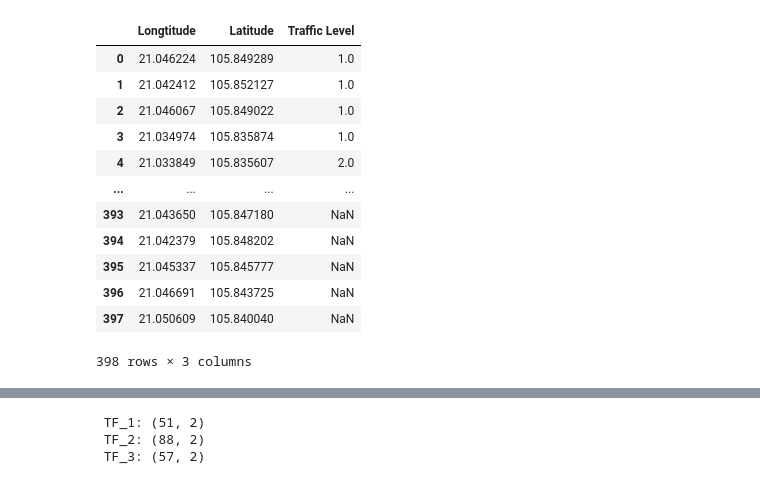
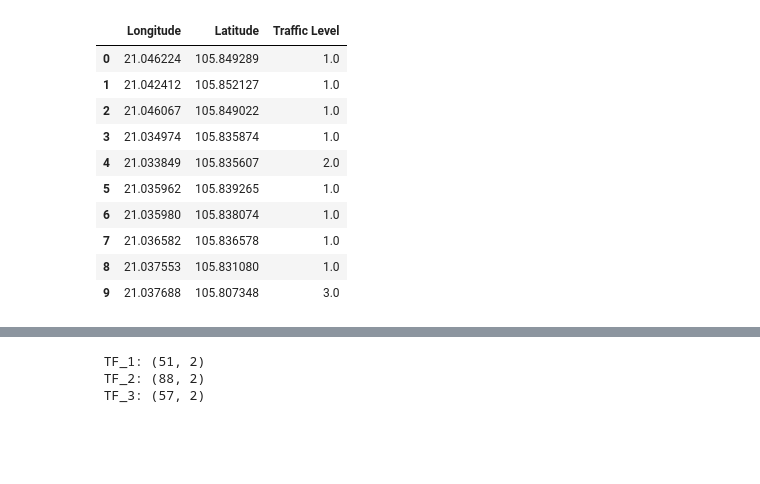
Before and after one commit to TQTien1/Street-Data, a Jupyter notebook: dbscan_test.ipynb, the cells around one changed output, grey strips where cells are left out. Drawn from its saved outputs; the diff is of its cells as text; code cells hidden in the pictures; blank space fills up the shorter version.

```diff
--- a/dbscan_test.ipynb
+++ b/dbscan_test.ipynb
@@ -27,21 +27,19 @@ df
 # %%
 #Cordinates and Traffic Level
 TF_main = df.iloc[:,[7,8,9]]
-TF_main
+TF_main.head(10)
 # %% [output]
-|  | Longtitude | Latitude | Traffic Level |
+|  | Longitude | Latitude | Traffic Level |
 | 0 | 21.046224 | 105.849289 | 1.0 |
 | 1 | 21.042412 | 105.852127 | 1.0 |
 | 2 | 21.046067 | 105.849022 | 1.0 |
 | 3 | 21.034974 | 105.835874 | 1.0 |
 | 4 | 21.033849 | 105.835607 | 2.0 |
-| ... | ... | ... | ... |
-| 393 | 21.043650 | 105.847180 | NaN |
-| 394 | 21.042379 | 105.848202 | NaN |
-| 395 | 21.045337 | 105.845777 | NaN |
-| 396 | 21.046691 | 105.843725 | NaN |
-| 397 | 21.050609 | 105.840040 | NaN |
+| 5 | 21.035962 | 105.839265 | 1.0 |
+| 6 | 21.035980 | 105.838074 | 1.0 |
+| 7 | 21.036582 | 105.836578 | 1.0 |
+| 8 | 21.037553 | 105.831080 | 1.0 |
+| 9 | 21.037688 | 105.807348 | 3.0 |
-398 rows × 3 columns
 # %%
 #Cordinates for Traffic Level 1
 TF_1 = TF_main[TF_main['Traffic Level'] == 1].iloc[:,[0,1]]
```
Also changed, not shown: parts of 13 cells of this notebook.
